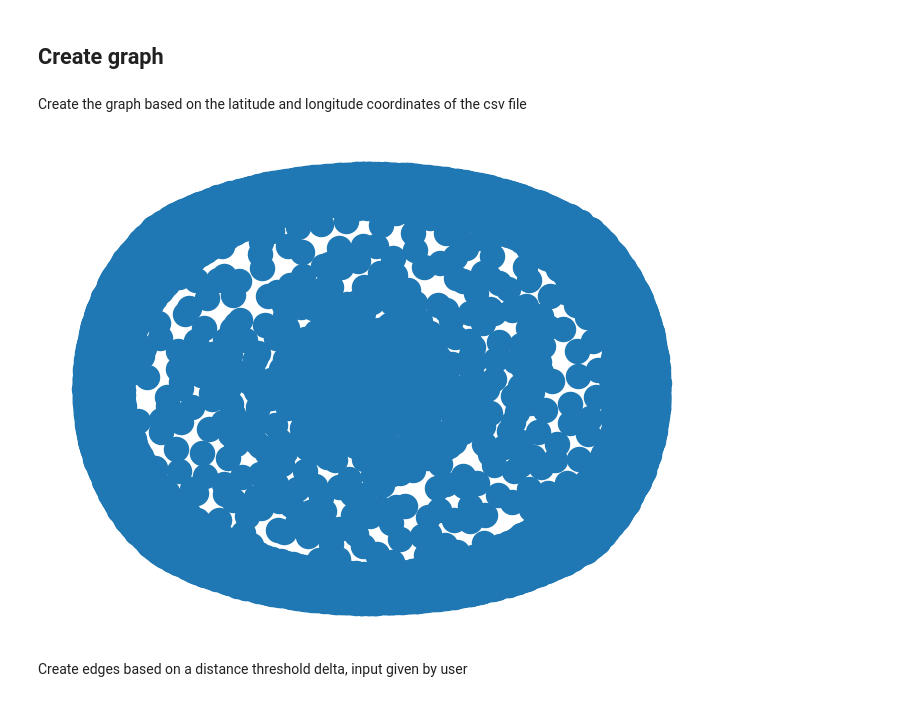
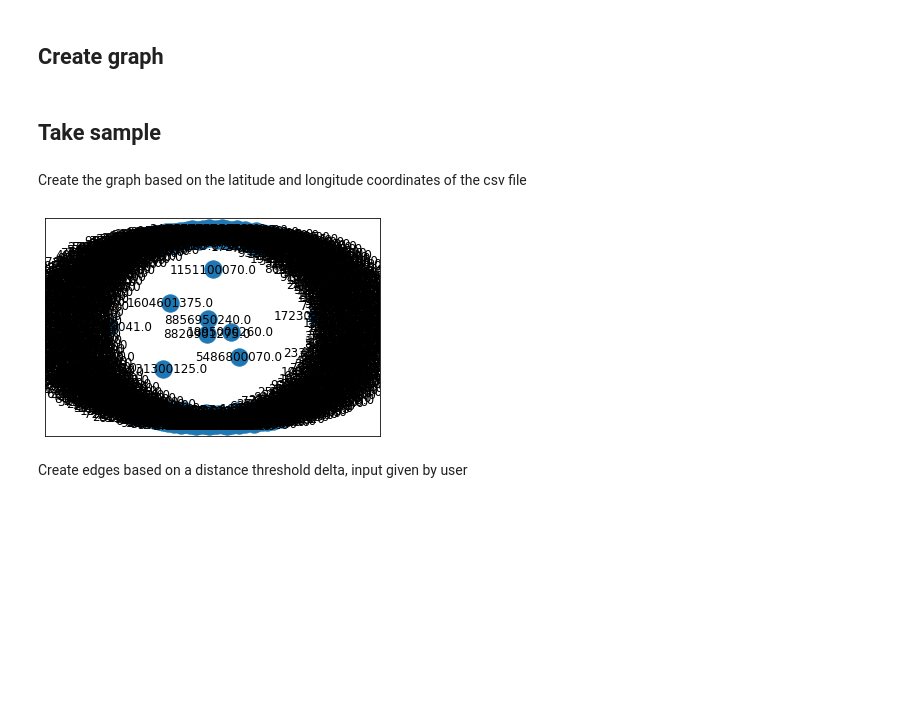
Before and after one commit to Tommy991118/Thesis-GNN, a Jupyter notebook: DataPipeline.ipynb, the cells around one changed output. Saved outputs shown, nothing was run; the diff lists cells and outputs as text; code cells hidden in the pictures; blank space fills up the shorter version.

```diff
--- a/DataPipeline.ipynb
+++ b/DataPipeline.ipynb
@@ -148,15 +148,19 @@ import networkx as nx
 import matplotlib.pyplot as plt
 from networkx.algorithms import node_classification
 from networkx.algorithms.community.centrality import girvan_newman
+# %% [markdown]
+## Take sample
+# %%
+df = df.head(1000)
 # %% [markdown]
 Create the graph based on the latitude and longitude coordinates of the csv file
 # %%
 G = nx.Graph()
 for index,row in df.iterrows():
     G.add_node(row["id"], pos=(row["lat"], row["long"]))
-nx.draw(G)
+nx.draw_networkx(G)
 # %% [output]
-[figure, old version]
+[figure, new version]
 # %% [markdown]
 Create edges based on a distance threshold delta, input given by user
 # %%
```
Also changed, not shown: parts of 12 cells of this notebook.
